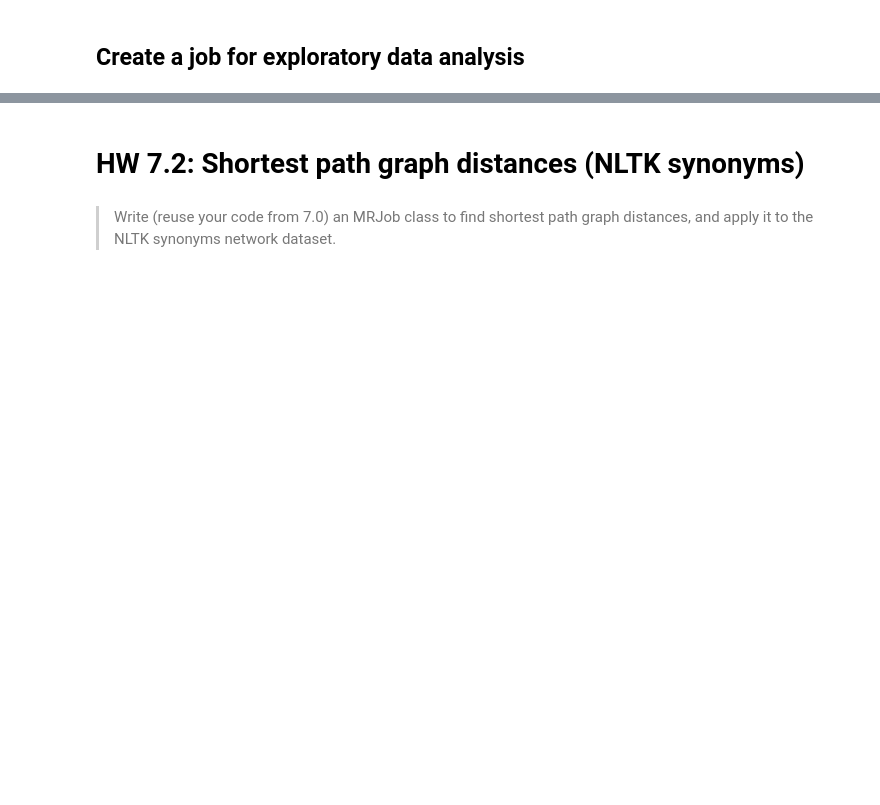
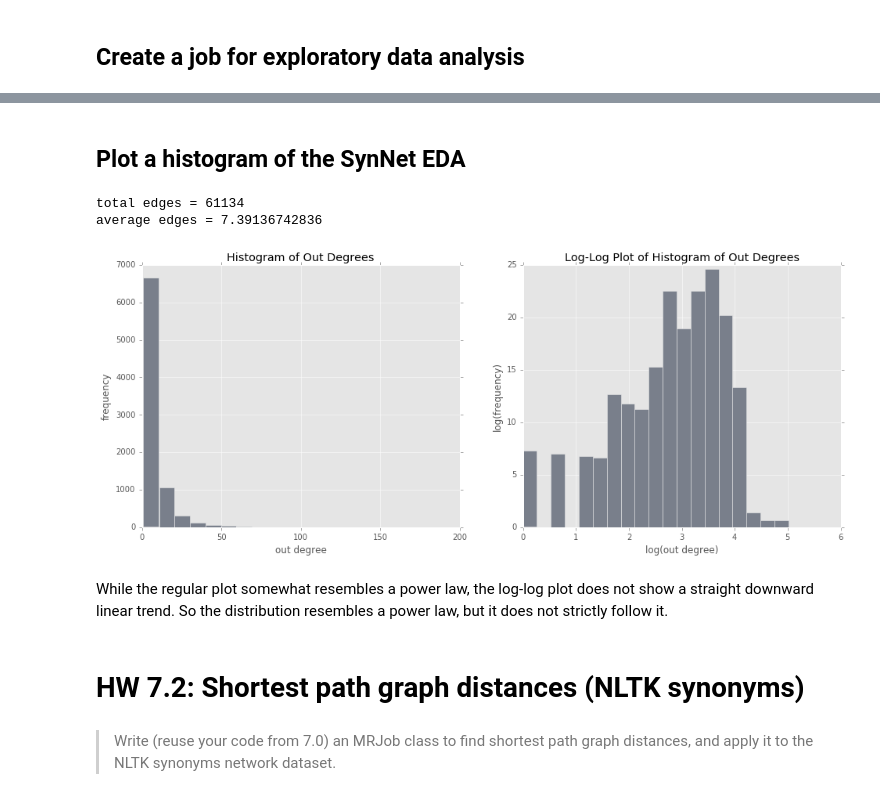
Before and after one commit to mseltz/W261-Fall2016, a Jupyter notebook: Week07/MIDS-W261-2016-HWK-Week07-Dang.ipynb, the cells around one changed output, grey strips where cells are left out. Saved outputs shown, nothing was run; the diff lists cells and outputs as text; code cells hidden in the pictures; blank space fills up the shorter version.

```diff
--- a/Week07/MIDS-W261-2016-HWK-Week07-Dang.ipynb
+++ b/Week07/MIDS-W261-2016-HWK-Week07-Dang.ipynb
@@ -607,2 +665,6 @@ output_folder = 'directed_toy.shortest_path'
 # %% [markdown]
 # HW 7.1: Exploratory data analysis (NLTK synonyms)
+# %%
+%matplotlib inline
+import matplotlib
+matplotlib.style.use('ggplot')
@@ -623,3 +794,13 @@ Determine some of the key features, like:
+# %% [markdown]
+## Plot a histogram of the SynNet EDA
+# %%
+eda_plot('synNet.eda')
+# %% [output]
+total edges = 61134
+average edges = 7.39136742836
+[figure, added]
+# %% [markdown]
+While the regular plot somewhat resembles a power law, the log-log plot does not show a straight downward linear trend. So the distribution resembles a power law, but it does not strictly follow it.
 # %% [markdown]
 # HW 7.2: Shortest path graph distances (NLTK synonyms)
 # %% [markdown]
```
Also changed, not shown: parts of 30 cells of this notebook.
